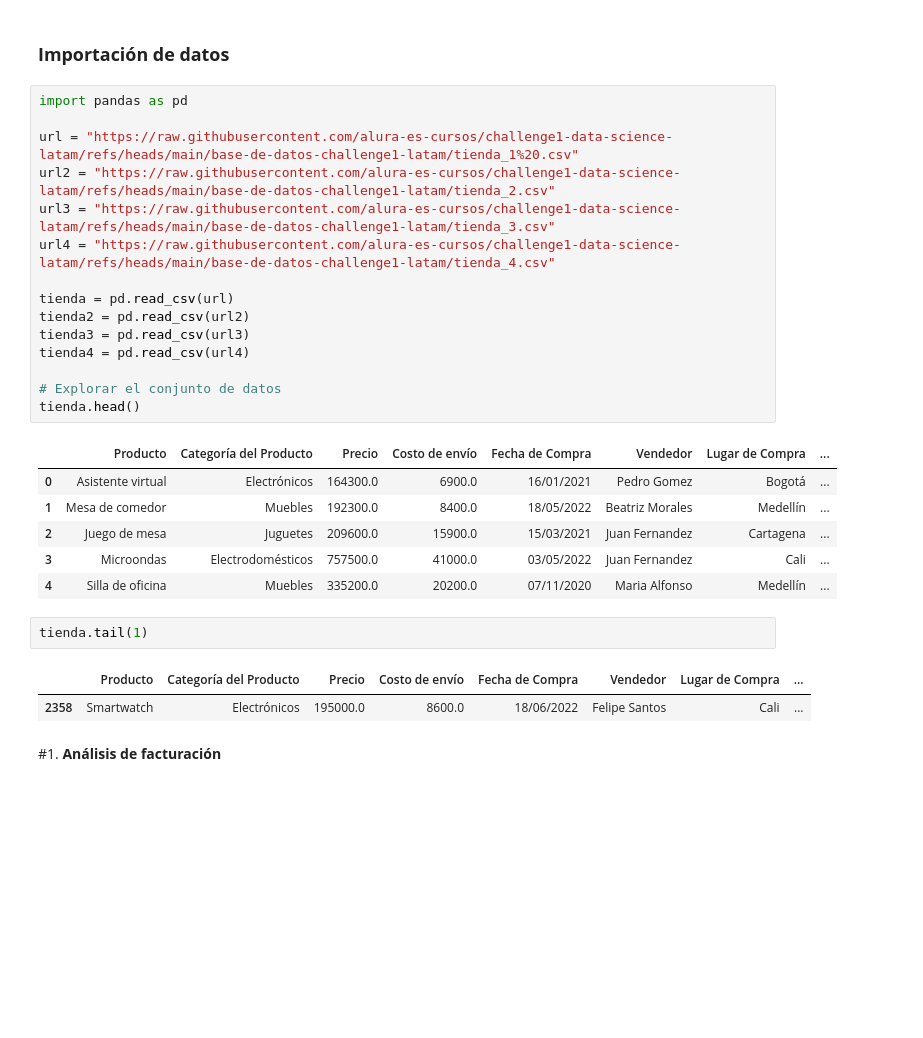
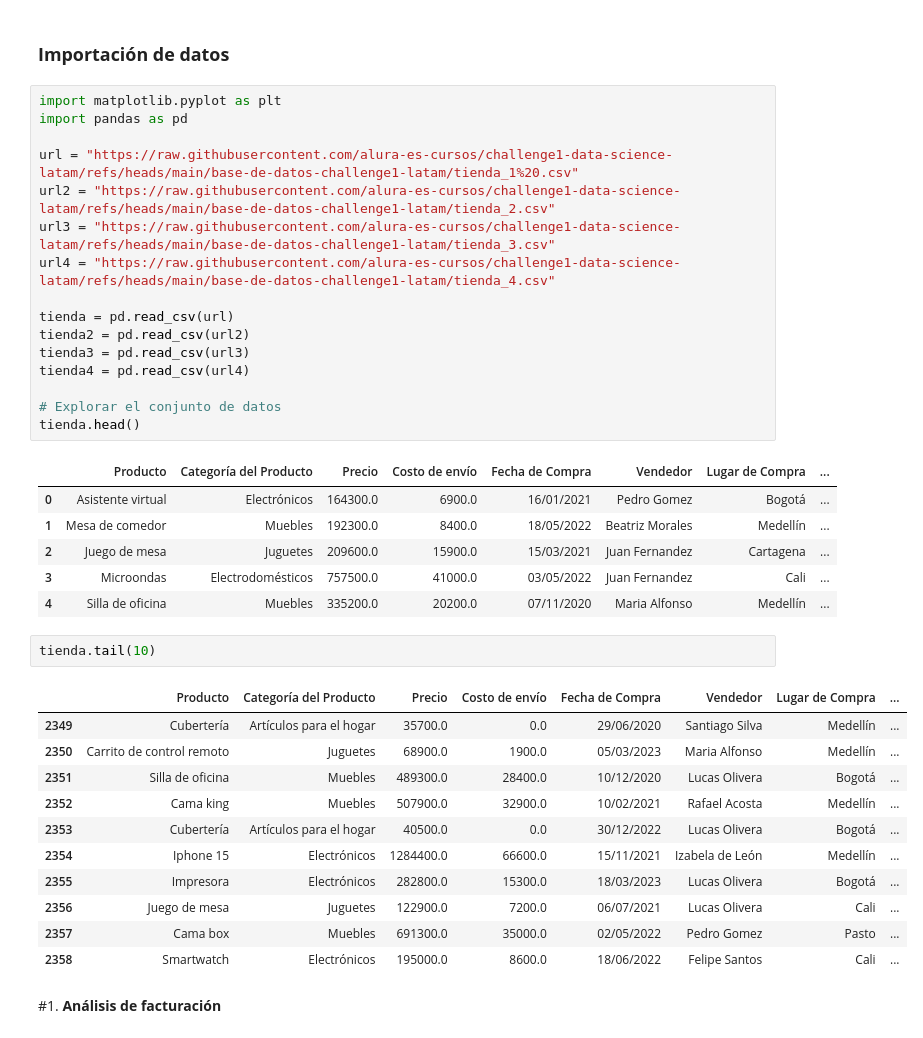
Before and after one commit to Luis1g/Desafio, a Jupyter notebook: AluraStoreLatam.ipynb, the cells around one changed output. Cells and saved outputs as stored; diff of their text form; blank space fills up the shorter version.

```diff
--- a/AluraStoreLatam.ipynb
+++ b/AluraStoreLatam.ipynb
@@ -1,6 +1,7 @@
 # %% [markdown]
 ### **Importación de datos**
 # %%
+import matplotlib.pyplot as plt
 import pandas as pd
 
 url = "https://raw.githubusercontent.com/alura-es-cursos/challenge1-data-science-latam/refs/heads/main/base-de-datos-challenge1-latam/tienda_1%20.csv"
@@ -23,9 +24,18 @@ tienda.head()
 | 3 | Microondas | Electrodomésticos | 757500.0 | 41000.0 | 03/05/2022 | Juan Fernandez | Cali | ... |
 | 4 | Silla de oficina | Muebles | 335200.0 | 20200.0 | 07/11/2020 | Maria Alfonso | Medellín | ... |
 # %%
-tienda.tail(1)
+tienda.tail(10)
 # %% [output]
 |  | Producto | Categoría del Producto | Precio | Costo de envío | Fecha de Compra | Vendedor | Lugar de Compra | ... |
+| 2349 | Cubertería | Artículos para el hogar | 35700.0 | 0.0 | 29/06/2020 | Santiago Silva | Medellín | ... |
+| 2350 | Carrito de control remoto | Juguetes | 68900.0 | 1900.0 | 05/03/2023 | Maria Alfonso | Medellín | ... |
+| 2351 | Silla de oficina | Muebles | 489300.0 | 28400.0 | 10/12/2020 | Lucas Olivera | Bogotá | ... |
+| 2352 | Cama king | Muebles | 507900.0 | 32900.0 | 10/02/2021 | Rafael Acosta | Medellín | ... |
+| 2353 | Cubertería | Artículos para el hogar | 40500.0 | 0.0 | 30/12/2022 | Lucas Olivera | Bogotá | ... |
+| 2354 | Iphone 15 | Electrónicos | 1284400.0 | 66600.0 | 15/11/2021 | Izabela de León | Medellín | ... |
+| 2355 | Impresora | Electrónicos | 282800.0 | 15300.0 | 18/03/2023 | Lucas Olivera | Bogotá | ... |
+| 2356 | Juego de mesa | Juguetes | 122900.0 | 7200.0 | 06/07/2021 | Lucas Olivera | Cali | ... |
+| 2357 | Cama box | Muebles | 691300.0 | 35000.0 | 02/05/2022 | Pedro Gomez | Pasto | ... |
 | 2358 | Smartwatch | Electrónicos | 195000.0 | 8600.0 | 18/06/2022 | Felipe Santos | Cali | ... |
 # %% [markdown]
 #1. **Análisis de facturación**
```
Also changed, not shown: parts of 8 cells of this notebook, 5 other files.
